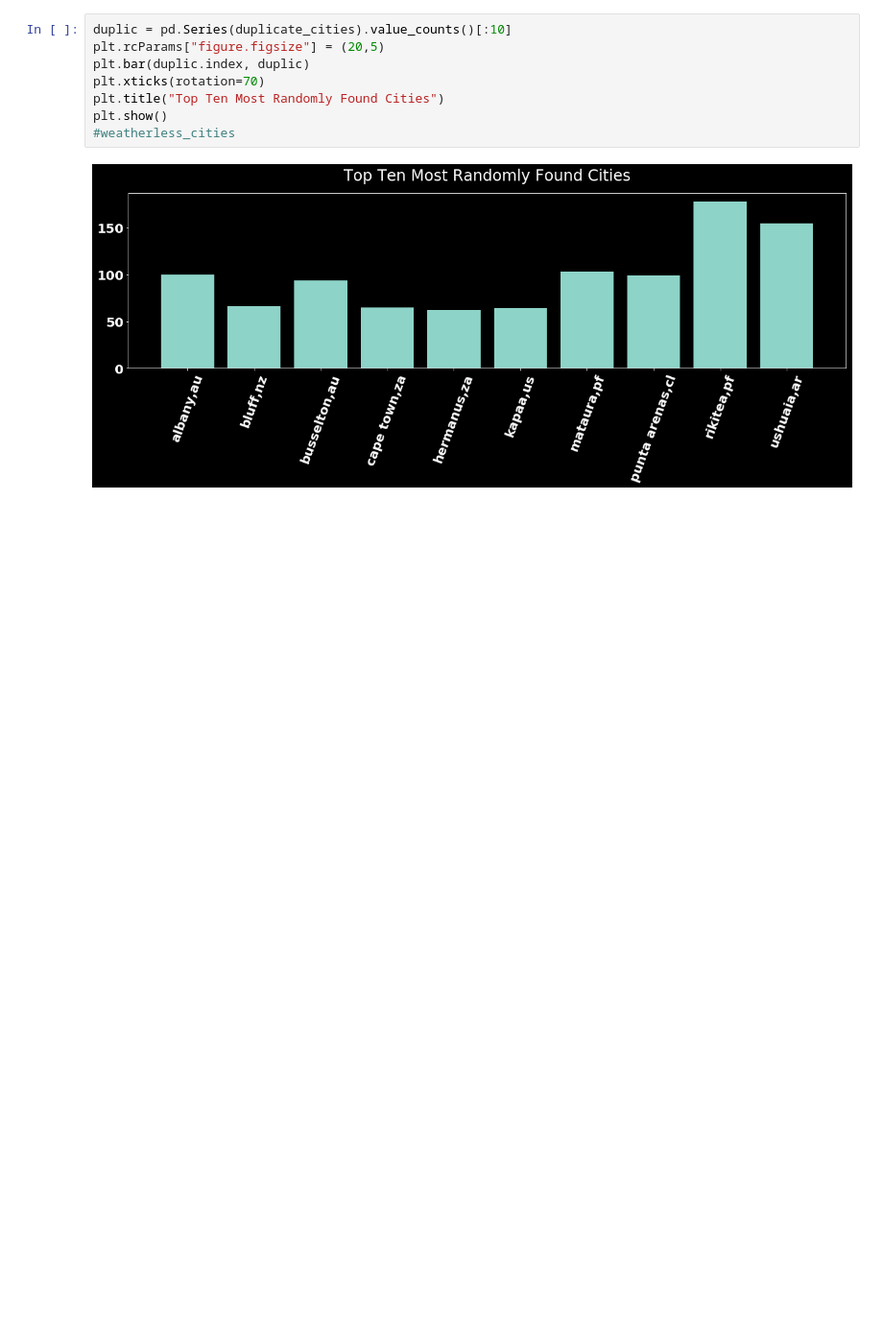
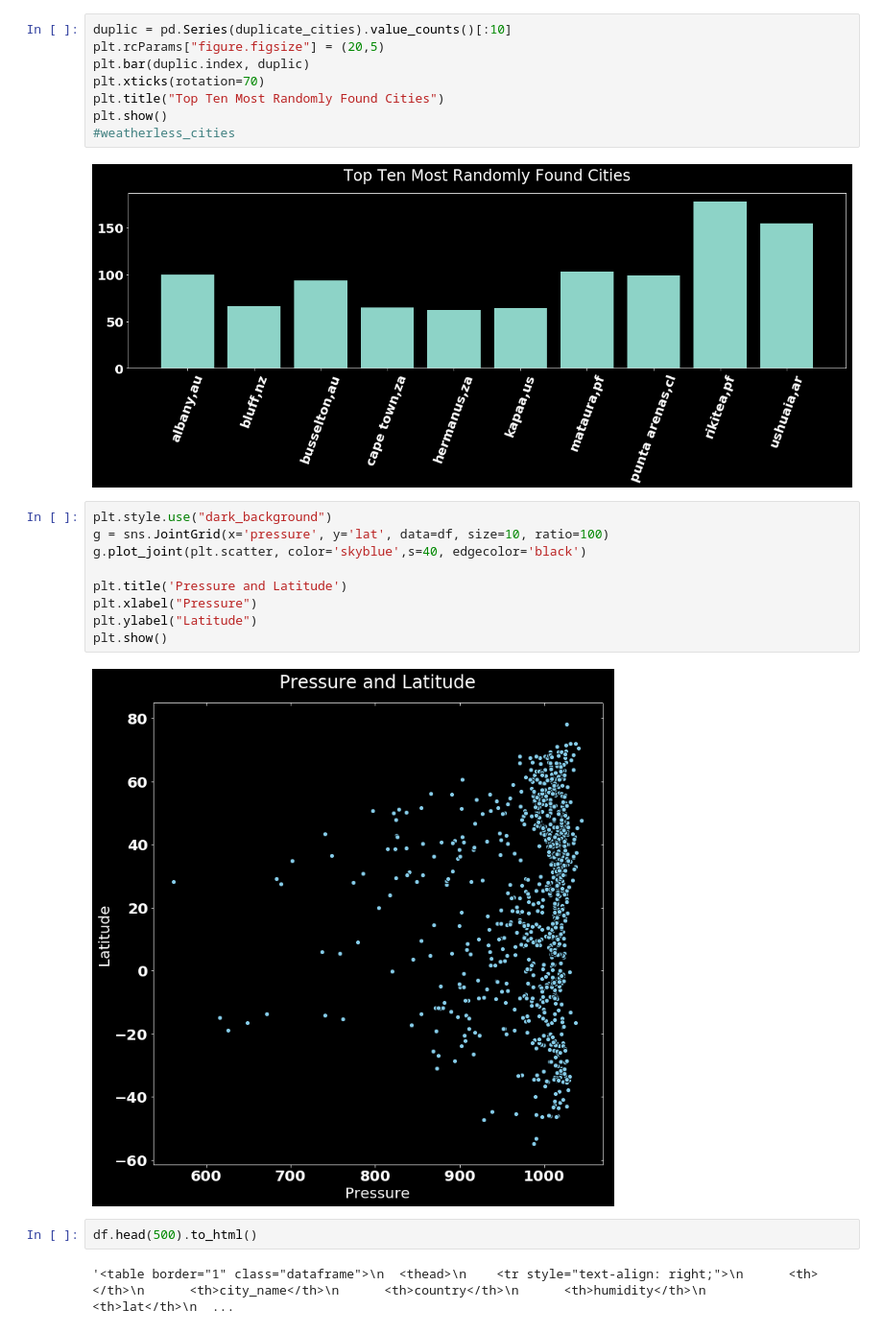
Before and after one commit to coreyclip/WeatherPy, a Jupyter notebook: WeatherPy.ipynb, the cells around one changed output. Shown at 96% size. Drawn from its saved outputs; the diff is of its cells as text; blank space fills up the shorter version.

```diff
--- a/WeatherPy.ipynb
+++ b/WeatherPy.ipynb
@@ -226,3 +226,18 @@ plt.show()
 #weatherless_cities
 # %% [output]
 [figure]
+# %%
+plt.style.use("dark_background")
+g = sns.JointGrid(x='pressure', y='lat', data=df, size=10, ratio=100)
+g.plot_joint(plt.scatter, color='skyblue',s=40, edgecolor='black')
+
+plt.title('Pressure and Latitude')
+plt.xlabel("Pressure")
+plt.ylabel("Latitude")
+plt.show()
+# %% [output]
+[figure, added]
+# %%
+df.head(500).to_html()
+# %% [output]
+'<table border="1" class="dataframe">\n  <thead>\n    <tr style="text-align: right;">\n      <th></th>\n      <th>city_name</th>\n      <th>country</th>\n      <th>humidity</th>\n      <th>lat</th>\n  ...
```
Also changed, not shown: parts of 3 cells of this notebook, 11 other files.
